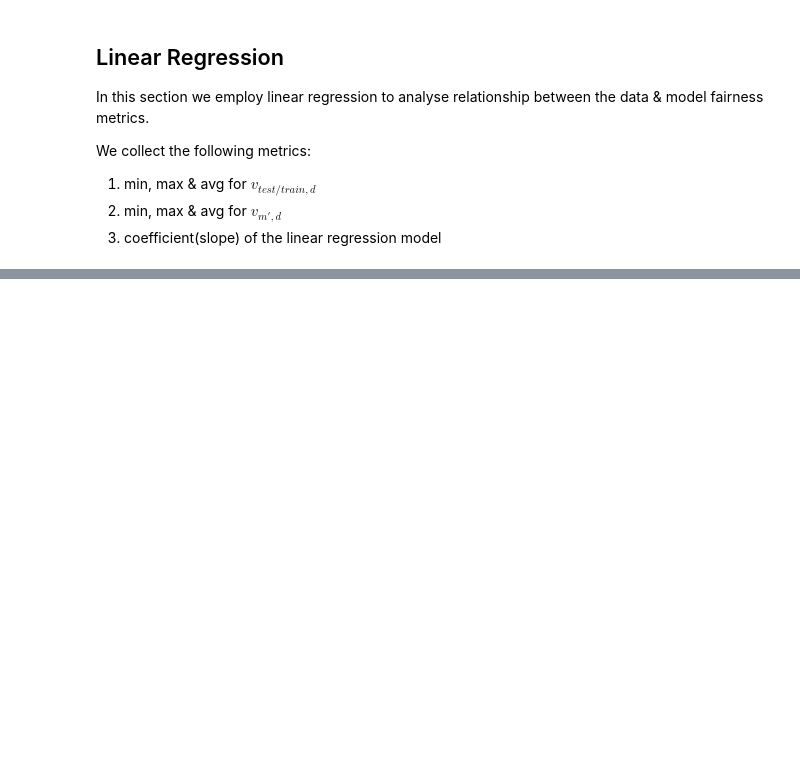
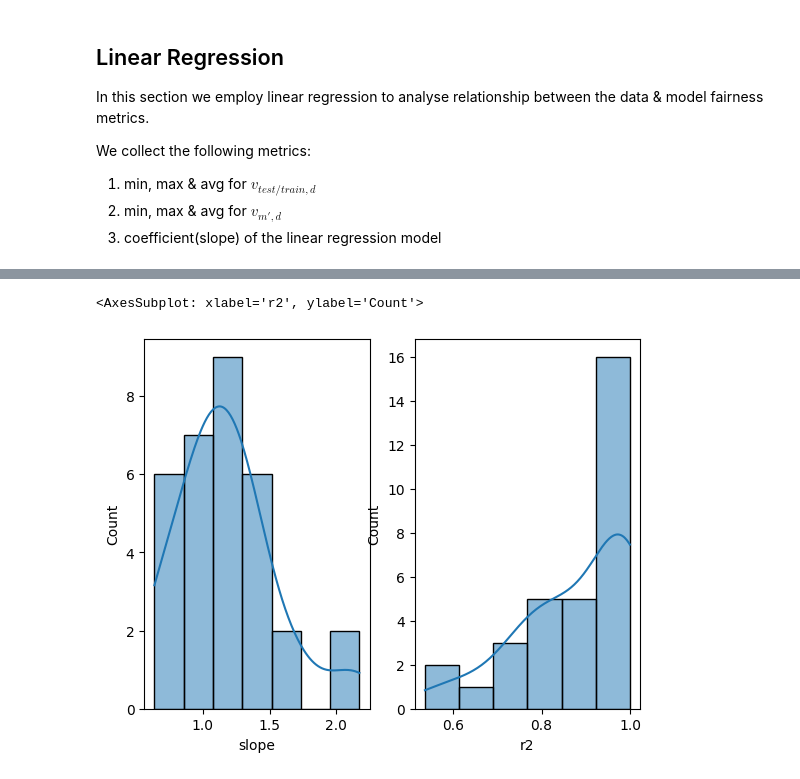
Before and after one commit to arumoy-shome/shome2022qualitative, a Jupyter notebook: docs/exp-feature-sets.ipynb, the cells around one changed output, grey strips where cells are left out. Saved outputs shown, nothing was run; the diff lists cells and outputs as text; code cells hidden in the pictures; blank space fills up the shorter version.

```diff
--- a/docs/exp-feature-sets.ipynb
+++ b/docs/exp-feature-sets.ipynb
@@ -427,0 +478,24 @@ reg
+# %%
+fig, axs = plt.subplots(
+    nrows=1,
+    ncols=2,
+)
+
+ax= axs[0]
+sns.histplot(
+    data=reg,
+    x="slope",
+    ax=ax,
+    kde=True,
+)
+
+ax= axs[1]
+sns.histplot(
+    data=reg,
+    x="r2",
+    ax=ax,
+    kde=True,
+)
+# %% [output]
+<AxesSubplot: xlabel='r2', ylabel='Count'>
+[figure, added]
```
Also changed, not shown: parts of 11 cells of this notebook, 1 other file.
